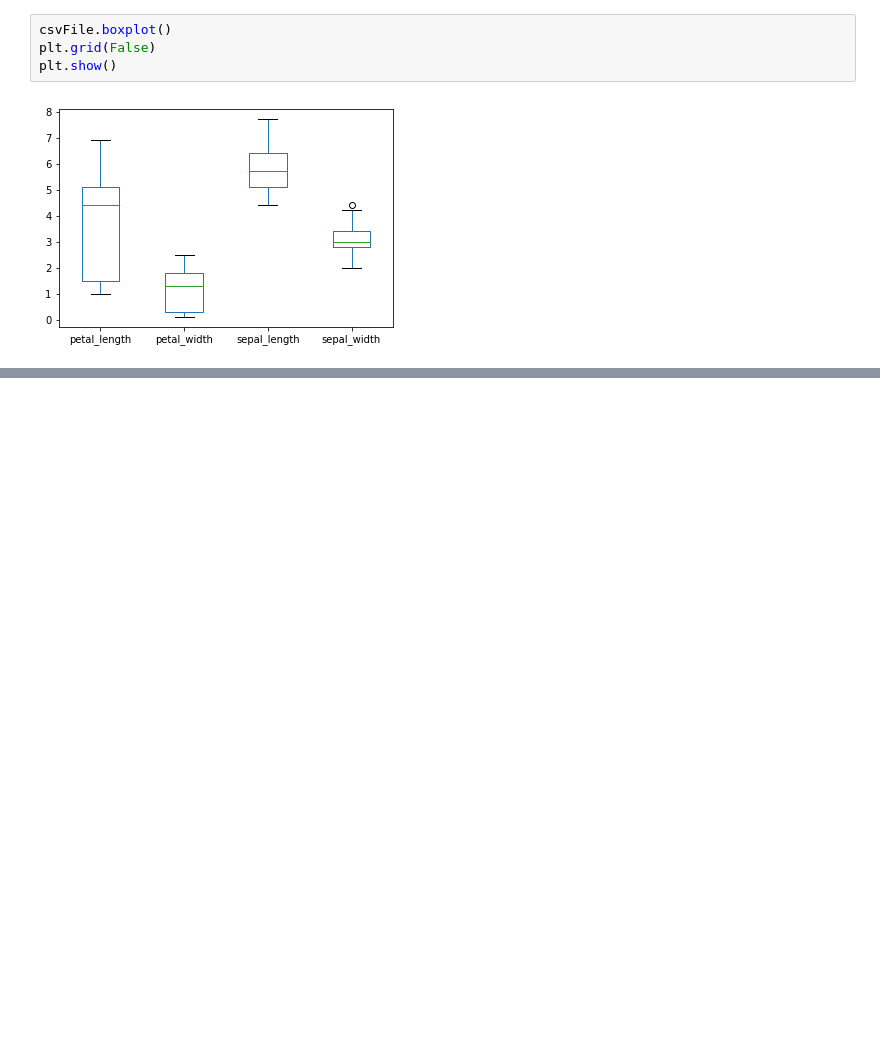
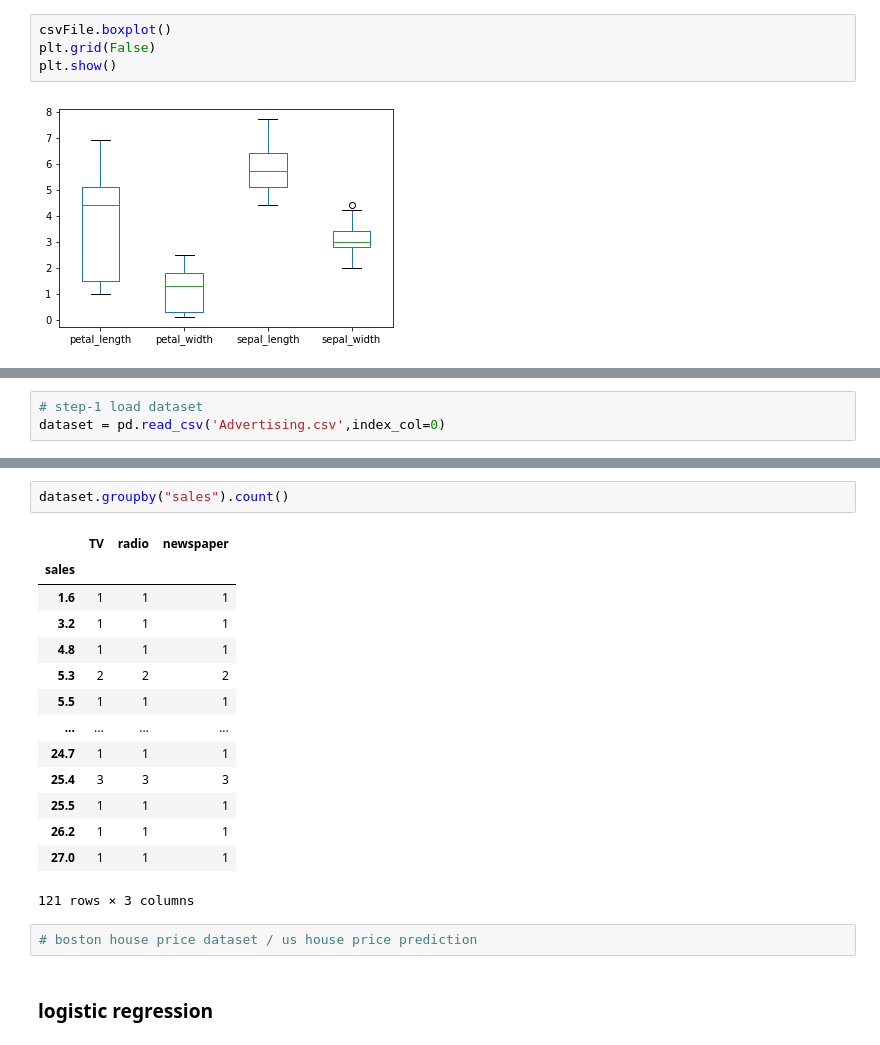
Before and after one commit to sharmasaravanan/Machine_learning, a Jupyter notebook: skillTechnika.ipynb, the cells around one changed output, grey strips where cells are left out. Drawn from its saved outputs; the diff is of its cells as text; blank space fills up the shorter version.

```diff
--- a/skillTechnika.ipynb
+++ b/skillTechnika.ipynb
@@ -1402,0 +1422,3 @@ plt.show()
+# %%
+# step-1 load dataset
+dataset = pd.read_csv('Advertising.csv',index_col=0)
@@ -1402,0 +1591,21 @@ plt.show()
+# %%
+dataset.groupby("sales").count()
+# %% [output]
+|  | TV | radio | newspaper |
+| sales |  |  |  |
+| 1.6 | 1 | 1 | 1 |
+| 3.2 | 1 | 1 | 1 |
+| 4.8 | 1 | 1 | 1 |
+| 5.3 | 2 | 2 | 2 |
+| 5.5 | 1 | 1 | 1 |
+| ... | ... | ... | ... |
+| 24.7 | 1 | 1 | 1 |
+| 25.4 | 3 | 3 | 3 |
+| 25.5 | 1 | 1 | 1 |
+| 26.2 | 1 | 1 | 1 |
+| 27.0 | 1 | 1 | 1 |
+121 rows × 3 columns
+# %%
+# boston house price dataset / us house price prediction
+# %% [markdown]
+### logistic regression
```
Also changed, not shown: parts of 29 cells of this notebook.
